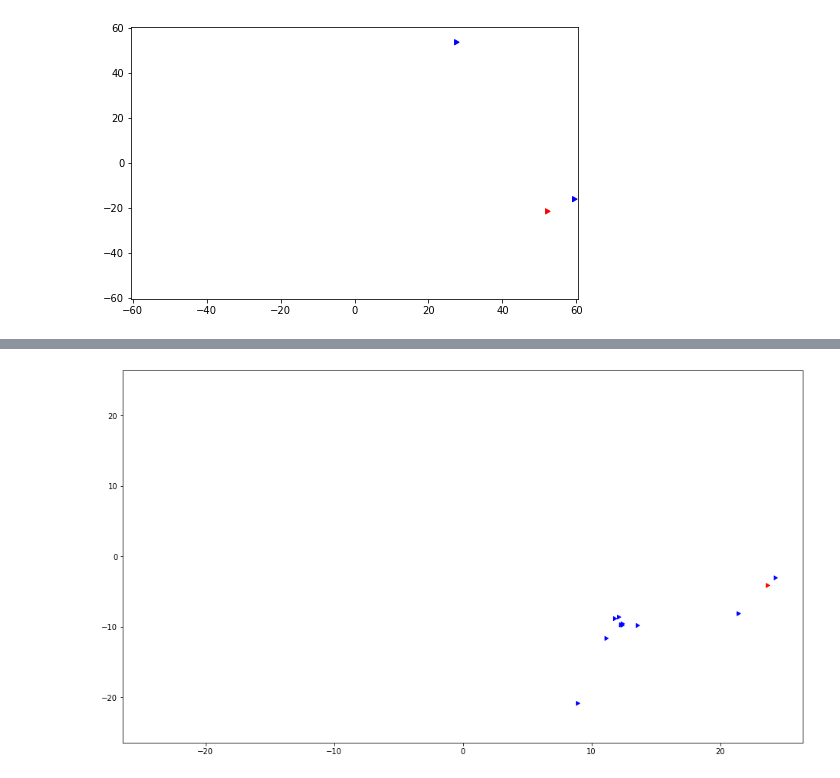
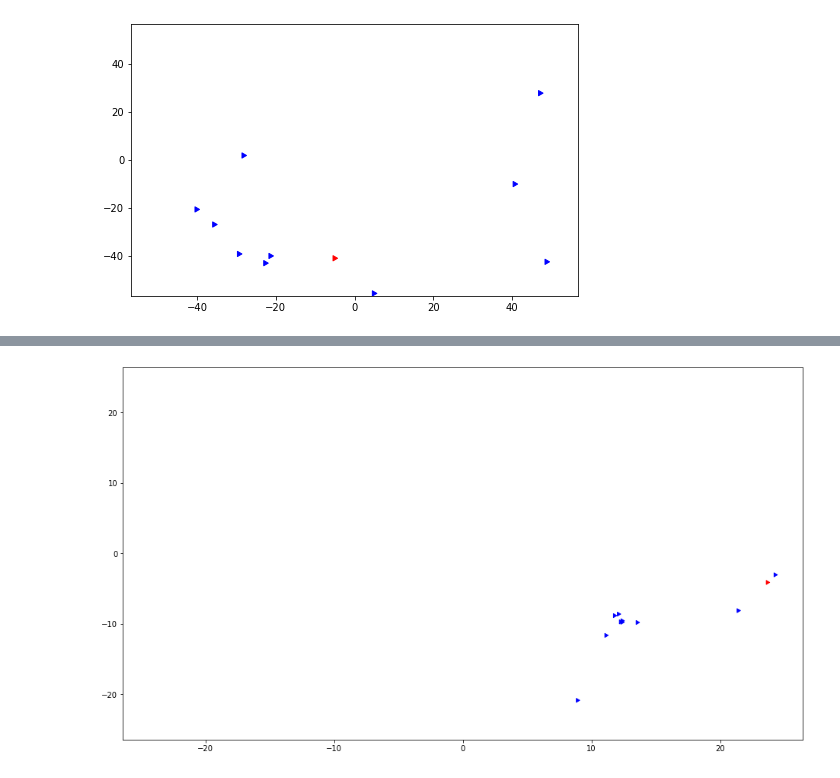
Before and after one commit to fbrand-new/reinforced-birds, a Jupyter notebook: AnimateTrajectory.ipynb, the cells around one changed output, grey strips where cells are left out. Saved outputs shown, nothing was run; the diff lists cells and outputs as text; code cells hidden in the pictures.

```diff
--- a/AnimateTrajectory.ipynb
+++ b/AnimateTrajectory.ipynb
@@ -90,11 +90,11 @@ def animate_trajectory(episode, size=(8,5), data_folder = 'data', filename="purs
     anim = animation.FuncAnimation(fig, animate, frames=len(df), interval=30, blit=True)
     return anim
 # %%
-anim_p = animate_trajectory(9000, data_folder="data")
+anim_p = animate_trajectory(48000, data_folder="argo_data/e1_p3_dir_data")
 HTML(anim_p.to_html5_video())
 # %% [output]
 [interactive output not drawn]
-[figure, old version]
+[figure, new version]
 # %%
 anim_p = animate_trajectory(44000, data_folder="argo_data/data")
 HTML(anim_p.to_html5_video())
```
Also changed, not shown: 3 other files.
